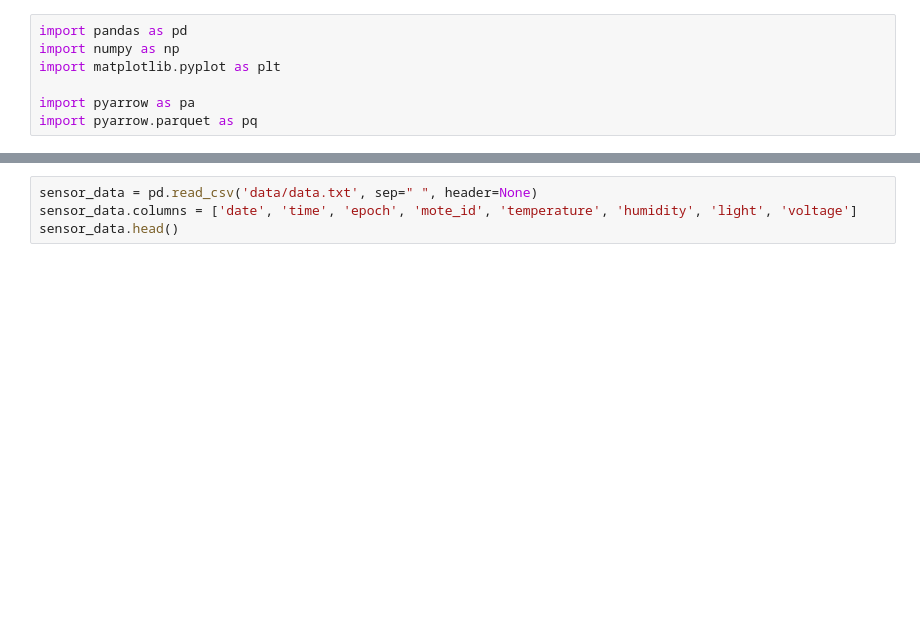
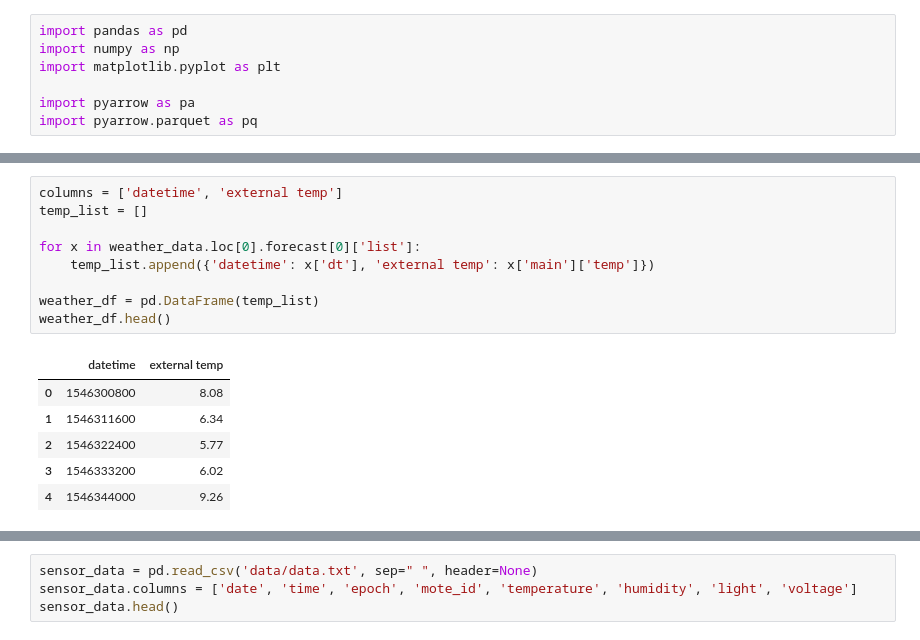
Before and after one commit to swaption2009/capstone, a Jupyter notebook: [Workbook] Data Preprocessing.ipynb, the cells around one changed output, grey strips where cells are left out. Drawn from its saved outputs; the diff is of its cells as text; blank space fills up the shorter version.

```diff
--- a/[Workbook] Data Preprocessing.ipynb
+++ b/[Workbook] Data Preprocessing.ipynb
@@ -20,0 +57,16 @@ import pyarrow.parquet as pq
+# %%
+columns = ['datetime', 'external temp']
+temp_list = []
+
+for x in weather_data.loc[0].forecast[0]['list']:
+    temp_list.append({'datetime': x['dt'], 'external temp': x['main']['temp']})
+
+weather_df = pd.DataFrame(temp_list)
+weather_df.head()
+# %% [output]
+|  | datetime | external temp |
+| 0 | 1546300800 | 8.08 |
+| 1 | 1546311600 | 6.34 |
+| 2 | 1546322400 | 5.77 |
+| 3 | 1546333200 | 6.02 |
+| 4 | 1546344000 | 9.26 |
```
Also changed, not shown: parts of 8 cells of this notebook.
